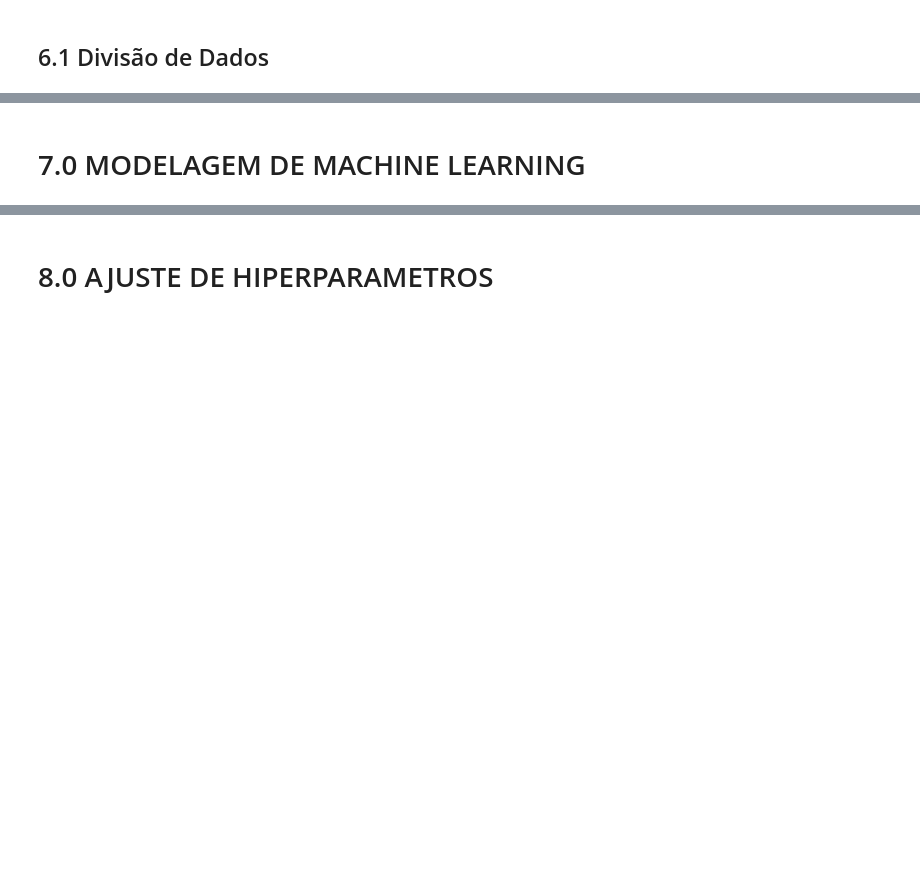
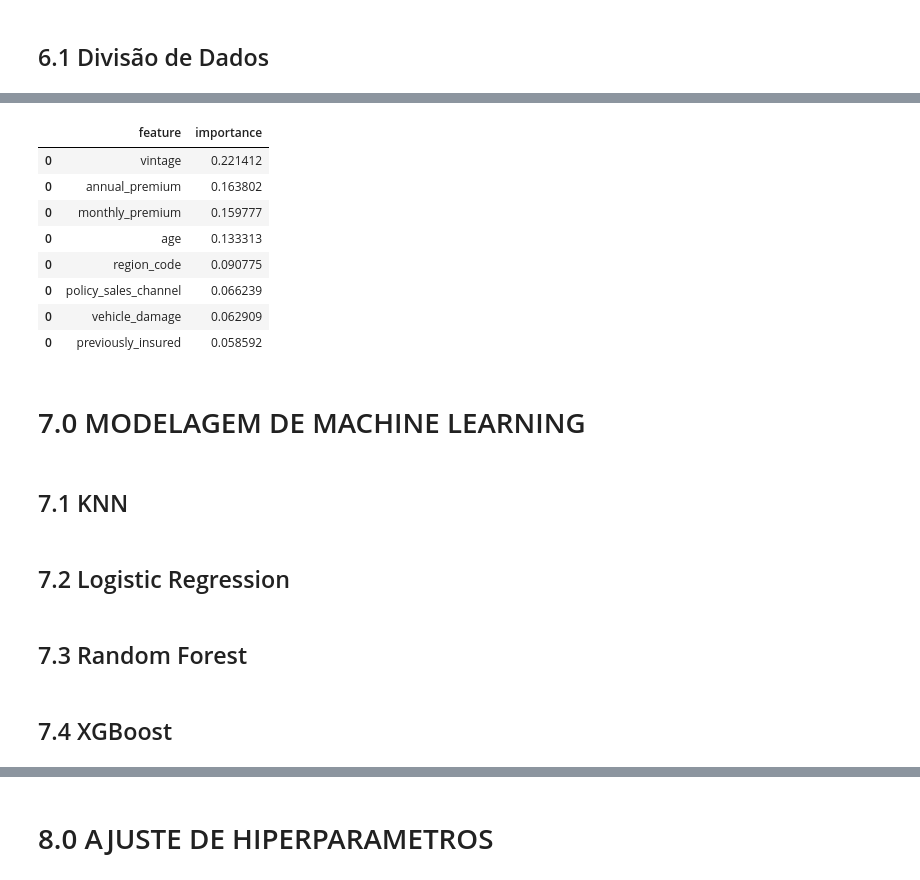
Before and after one commit to Jhonatanslopes/Health-Insurance-Cross-sell, a Jupyter notebook: notebook.ipynb, the cells around one changed output, grey strips where cells are left out. Cells and saved outputs as stored; diff of their text form; code cells hidden in the pictures; blank space fills up the shorter version.

```diff
--- a/notebook.ipynb
+++ b/notebook.ipynb
@@ -686,2 +751,30 @@ df5.loc[:, 'policy_sales_channel'] = df5['policy_sales_channel'].map(fe_policy_c
+# %%
+cols_selected = ['vintage', 'annual_premium', 'monthly_premium', 'age', 'region_code',
+                 'policy_sales_channel', 'vehicle_damage', 'previously_insured']
+
+# Filter columns selected in data training and data validation
+x_train = df5[cols_selected]
+x_val = x_val[cols_selected]
+
+# Show feature importance columns selected
+df.loc[df['feature'].isin(cols_selected)]
+# %% [output]
+|  | feature | importance |
+| 0 | vintage | 0.221412 |
+| 0 | annual_premium | 0.163802 |
+| 0 | monthly_premium | 0.159777 |
+| 0 | age | 0.133313 |
+| 0 | region_code | 0.090775 |
+| 0 | policy_sales_channel | 0.066239 |
+| 0 | vehicle_damage | 0.062909 |
+| 0 | previously_insured | 0.058592 |
 # %% [markdown]
 # 7.0 MODELAGEM DE MACHINE LEARNING
+# %% [markdown]
+## 7.1 KNN
+# %% [markdown]
+## 7.2 Logistic Regression
+# %% [markdown]
+## 7.3 Random Forest
+# %% [markdown]
+## 7.4 XGBoost
```
Also changed, not shown: parts of 10 cells of this notebook.
